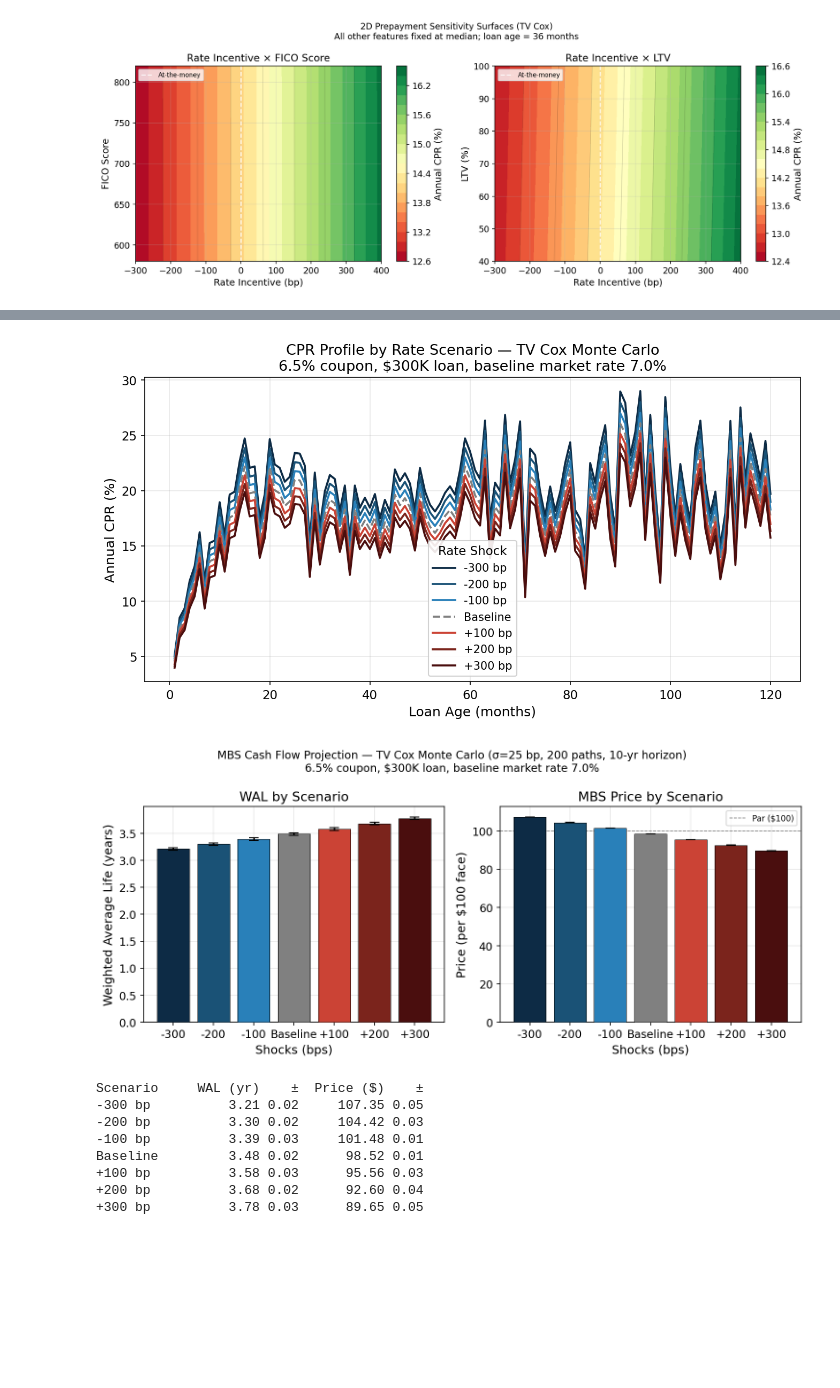
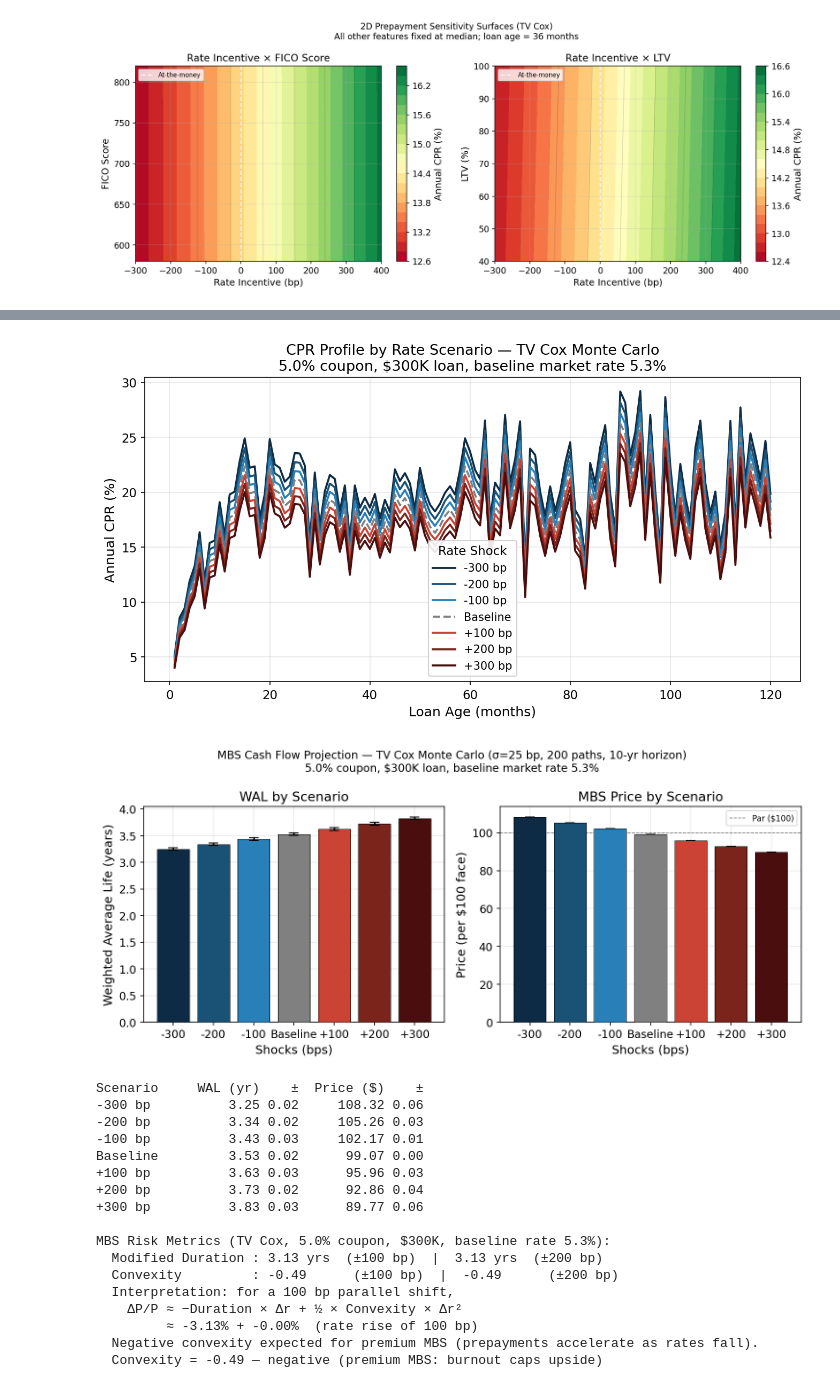
Before and after one commit to liny-r/IR-C-Assignment3, a Jupyter notebook: PartE_iv_ScenarioAnalysis.ipynb, the cells around one changed output, grey strips where cells are left out. Cells and saved outputs as stored; diff of their text form; code cells hidden in the pictures; blank space fills up the shorter version.

```diff
--- a/PartE_iv_ScenarioAnalysis.ipynb
+++ b/PartE_iv_ScenarioAnalysis.ipynb
@@ -295,8 +294,8 @@ TV_FEATS       = ["rate_incentive", "FICO", "LTV", "DTI", "unemployment", "hpi_y
 MAX_PANEL_ROWS = 500_000
 
 # Representative loan — held fixed across all downstream scenario cells
-ORIG_RATE_PCT = 6.5    # coupon (%)
-BASELINE_MKT  = 7.0    # baseline market rate (%)
+ORIG_RATE_PCT = 5.0    # median origination rate    # coupon (%)
+BASELINE_MKT  = 5.3    # median market rate 1999-2025    # baseline market rate (%)
 BASE_FICO     = 742
 BASE_LTV      = 74.0
 BASE_DTI      = 35.0
@@ -662,7 +677,7 @@ plt.show()
 N_MC       = 200     # paths per scenario
 SIGMA_BP   = 25      # rate noise around each scenario (bp)
 UPB_REPR   = 300_000.0
-COUPON_PCT = 6.5
+COUPON_PCT = 5.0
 
 def ctv_mc_smm(shock_bp: int) -> np.ndarray:
     """
@@ -681,7 +696,8 @@ def ctv_mc_smm(shock_bp: int) -> np.ndarray:
 
 
 def mbs_sim(smm_path: np.ndarray, disc_rate_pct: float):
-    """MBS cash flow simulation; returns (WAL in years, price per $100 face)."""
+    """MBS cash flow simulation; returns (WAL in years, price per $100 face).
+    Terminal balloon at month T_MAX_EIV is included for non-prepaying balances."""
     mc   = COUPON_PCT / 100 / 12
     md   = disc_rate_pct / 100 / 12
     M    = UPB_REPR * mc / (1 - (1 + mc) ** -360)
@@ -696,6 +712,10 @@ def mbs_sim(smm_path: np.ndarray, disc_rate_pct: float):
         pv      += (interest + tp) / (1 + md) ** t
         wal_num += (t / 12) * tp
         bal     -= tp
+    # Terminal balloon: remaining balance returned at end of 10-year horizon
+    if bal >= 1:
+        pv      += bal / (1 + md) ** T_MAX_EIV
+        wal_num += (T_MAX_EIV / 12) * bal
     return wal_num / UPB_REPR, pv / UPB_REPR * 100
 
 
@@ -775,4 +795,35 @@ for s in SHOCKS_BP:
     r = mbs_res[s]
     print(f"{SHOCK_LABELS_5[s]:<10} {r['wal_mean']:>10.2f} {r['wal_std']:>4.2f}  "
           f"{r['price_mean']:>9.2f} {r['price_std']:>4.2f}")
+
+# ── Duration and Convexity from price vector ──────────────────────────────────
+# Modified duration  ≈ -(P(+100) - P(-100)) / (2 × P(0) × 0.01)
+# Convexity          ≈  (P(+100) + P(-100) - 2×P(0)) / (P(0) × 0.01²)
+p0    = mbs_res[    0]["price_mean"]
+p_m1  = mbs_res[ -100]["price_mean"]
+p_p1  = mbs_res[ +100]["price_mean"]
+p_m2  = mbs_res[ -200]["price_mean"]
+p_p2  = mbs_res[ +200]["price_mean"]
+
+mod_dur   = -(p_p1 - p_m1) / (2 * p0 * 0.01)
+convexity = (p_p1 + p_m1 - 2 * p0) / (p0 * 0.01 ** 2)
+
+# Also compute from ±200 bp for robustness check
+mod_dur_200   = -(p_p2 - p_m2) / (2 * p0 * 0.02)
+convexity_200 = (p_p2 + p_m2 - 2 * p0) / (p0 * 0.02 ** 2)
+
+print(f"\nMBS Risk Metrics (TV Cox, {COUPON_PCT}% coupon, ${UPB_REPR/1e3:.0f}K, "
+      f"baseline rate {BASELINE_MKT}%):")
+print(f"  Modified Duration : {mod_dur:.2f} yrs  (±100 bp)  |  "
+      f"{mod_dur_200:.2f} yrs  (±200 bp)")
+print(f"  Convexity         : {convexity:.2f}      (±100 bp)  |  "
+      f"{convexity_200:.2f}      (±200 bp)")
+print(f"  Interpretation: for a 100 bp parallel shift,")
+print(f"    ΔP/P ≈ −Duration × Δr + ½ × Convexity × Δr²")
+print(f"         ≈ {-mod_dur * 0.01 * 100:.2f}% + {0.5 * convexity * 0.01**2 * 100:.2f}%  "
+      f"(rate rise of 100 bp)")
+print(f"  Negative convexity expected for premium MBS (prepayments accelerate as rates fall).")
+print(f"  Convexity = {convexity:.2f} — "
+      + ("negative (premium MBS: burnout caps upside)" if convexity < 0
+         else "positive (discount MBS: extension risk dominates)"))
 # %% [output]
@@ -786,13 +837,22 @@ for s in SHOCKS_BP:
 [figure]
-[figure, old version]
+[figure, new version]
 Scenario     WAL (yr)    ±  Price ($)    ±
--300 bp          3.21 0.02     107.35 0.05
--200 bp          3.30 0.02     104.42 0.03
--100 bp          3.39 0.03     101.48 0.01
-Baseline         3.48 0.02      98.52 0.01
-+100 bp          3.58 0.03      95.56 0.03
-+200 bp          3.68 0.02      92.60 0.04
-+300 bp          3.78 0.03      89.65 0.05
+-300 bp          3.25 0.02     108.32 0.06
+-200 bp          3.34 0.02     105.26 0.03
+-100 bp          3.43 0.03     102.17 0.01
+Baseline         3.53 0.02      99.07 0.00
++100 bp          3.63 0.03      95.96 0.03
++200 bp          3.73 0.02      92.86 0.04
++300 bp          3.83 0.03      89.77 0.06
+
+MBS Risk Metrics (TV Cox, 5.0% coupon, $300K, baseline rate 5.3%):
+  Modified Duration : 3.13 yrs  (±100 bp)  |  3.13 yrs  (±200 bp)
+  Convexity         : -0.49      (±100 bp)  |  -0.49      (±200 bp)
+  Interpretation: for a 100 bp parallel shift,
+    ΔP/P ≈ −Duration × Δr + ½ × Convexity × Δr²
+         ≈ -3.13% + -0.00%  (rate rise of 100 bp)
+  Negative convexity expected for premium MBS (prepayments accelerate as rates fall).
+  Convexity = -0.49 — negative (premium MBS: burnout caps upside)
 # %% [markdown]
 ### E(iv) Results — Scenario Analysis Summary
 
```
Also changed, not shown: parts of 9 cells of this notebook, 15 other files.
